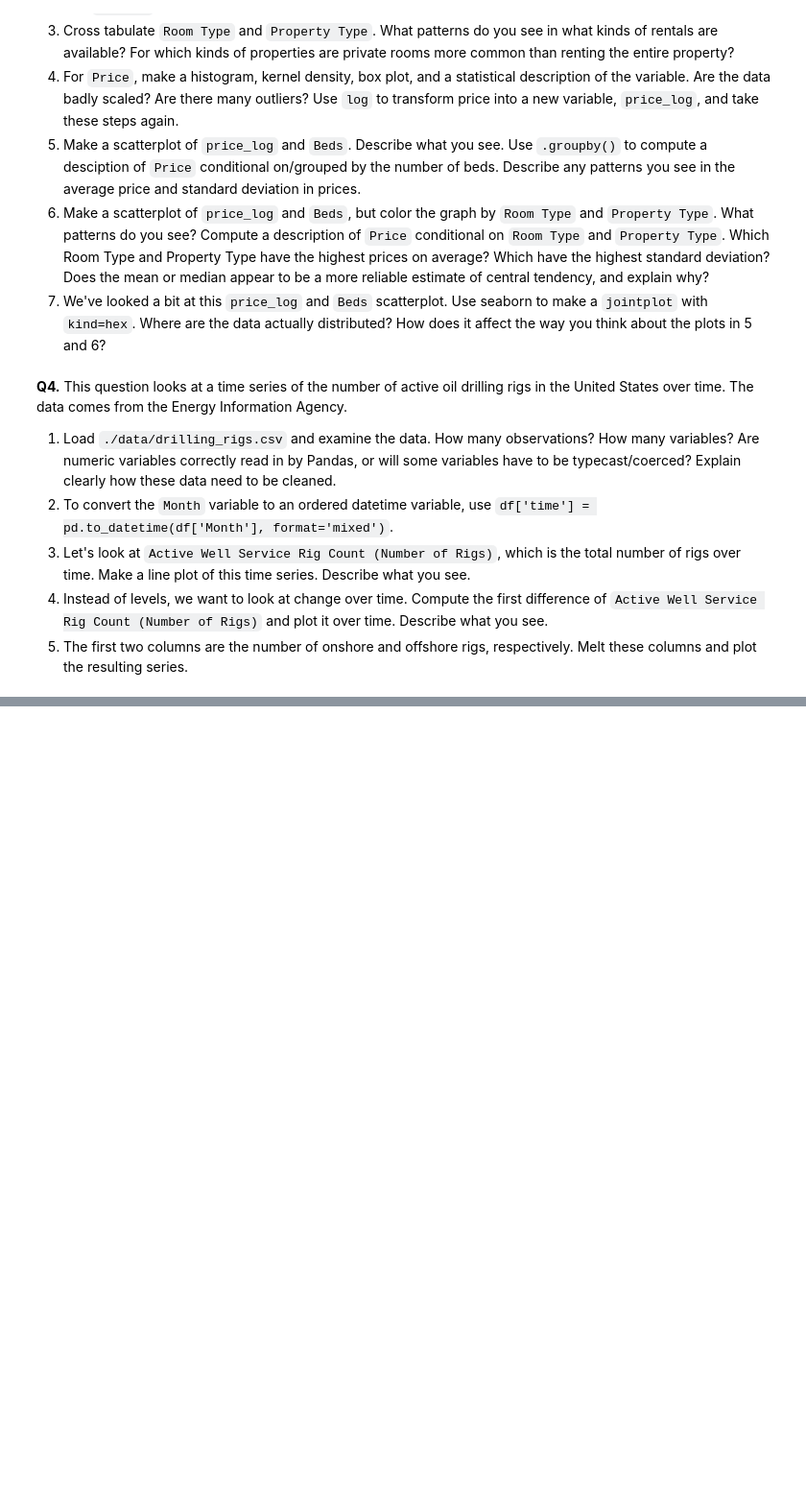
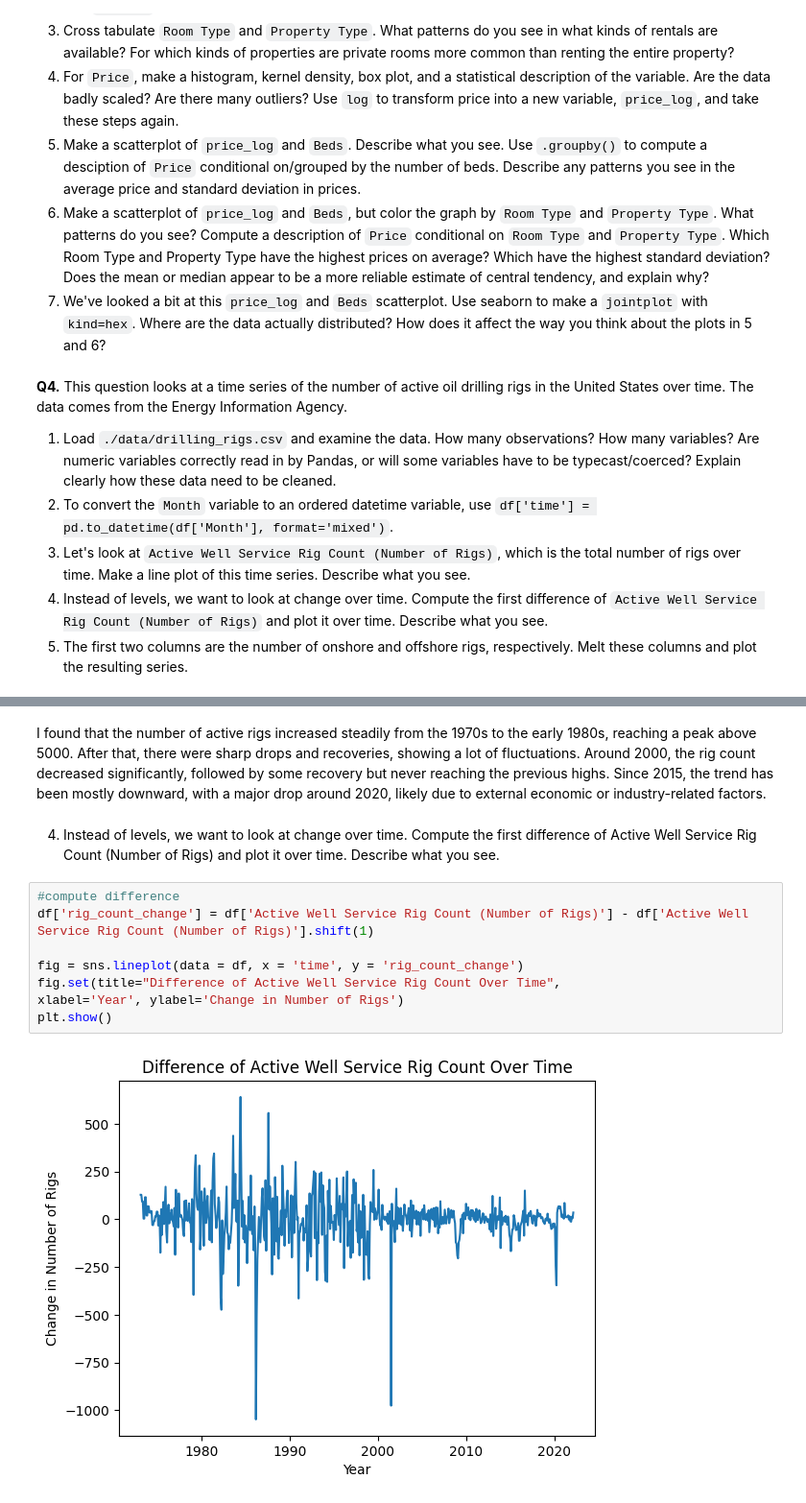
Before and after one commit to KeerHu73/EDA, a Jupyter notebook: assignment/assignment.ipynb, the cells around one changed output, grey strips where cells are left out. Shown at 96% size. Saved outputs shown, nothing was run; the diff lists cells and outputs as text; blank space fills up the shorter version.

```diff
--- a/assignment/assignment.ipynb
+++ b/assignment/assignment.ipynb
@@ -247,0 +364,14 @@ Name: Foreign Gift Amount, dtype: int64
+# %% [markdown]
+I found that the number of active rigs increased steadily from the 1970s to the early 1980s, reaching a peak above 5000. After that, there were sharp drops and recoveries, showing a lot of fluctuations. Around 2000, the rig count decreased significantly, followed by some recovery but never reaching the previous highs. Since 2015, the trend has been mostly downward, with a major drop around 2020, likely due to external economic or industry-related factors.
+# %% [markdown]
+4. Instead of levels, we want to look at change over time. Compute the first difference of Active Well Service Rig Count (Number of Rigs) and plot it over time. Describe what you see.
+# %%
+#compute difference
+df['rig_count_change'] = df['Active Well Service Rig Count (Number of Rigs)'] - df['Active Well Service Rig Count (Number of Rigs)'].shift(1)
+
+fig = sns.lineplot(data = df, x = 'time', y = 'rig_count_change')
+fig.set(title="Difference of Active Well Service Rig Count Over Time",
+xlabel='Year', ylabel='Change in Number of Rigs')
+plt.show()
+# %% [output]
+[figure, added]
```
Also changed, not shown: parts of 16 cells of this notebook.
